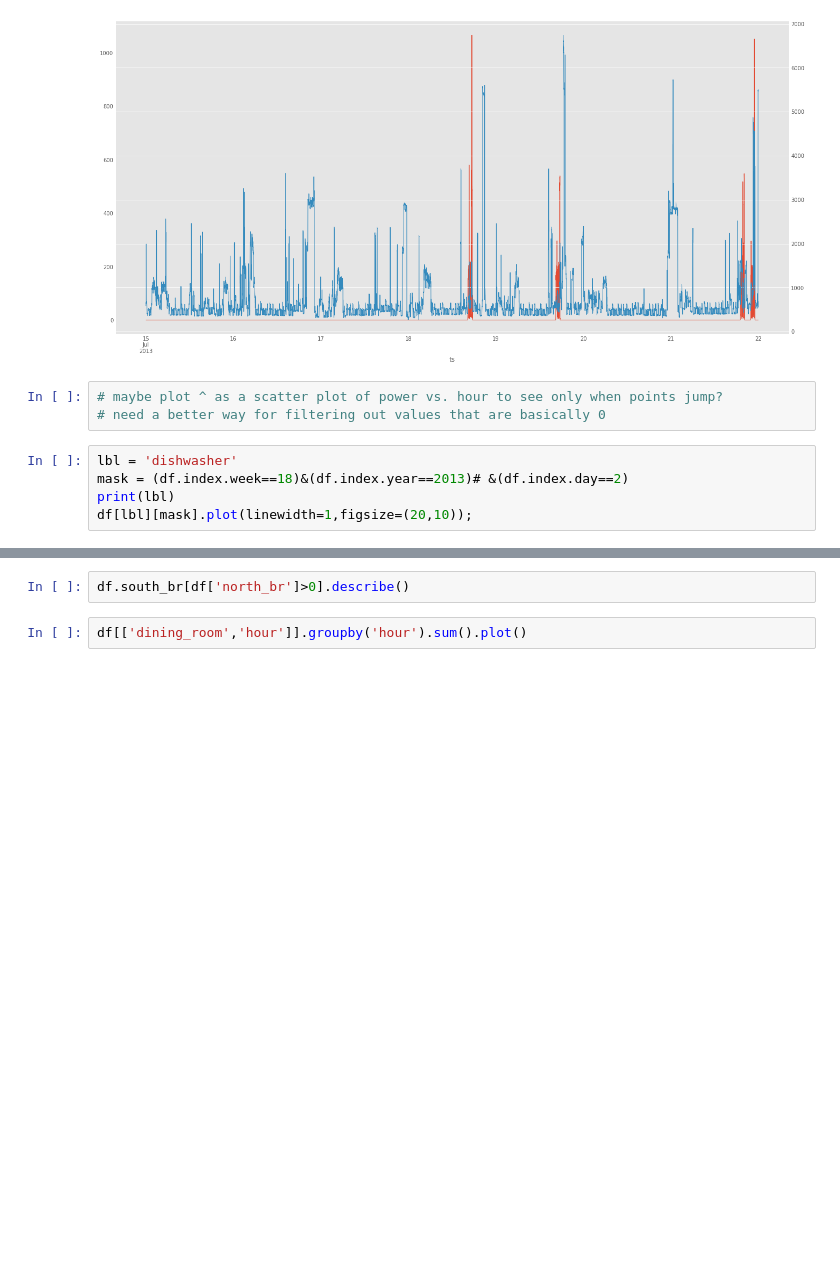
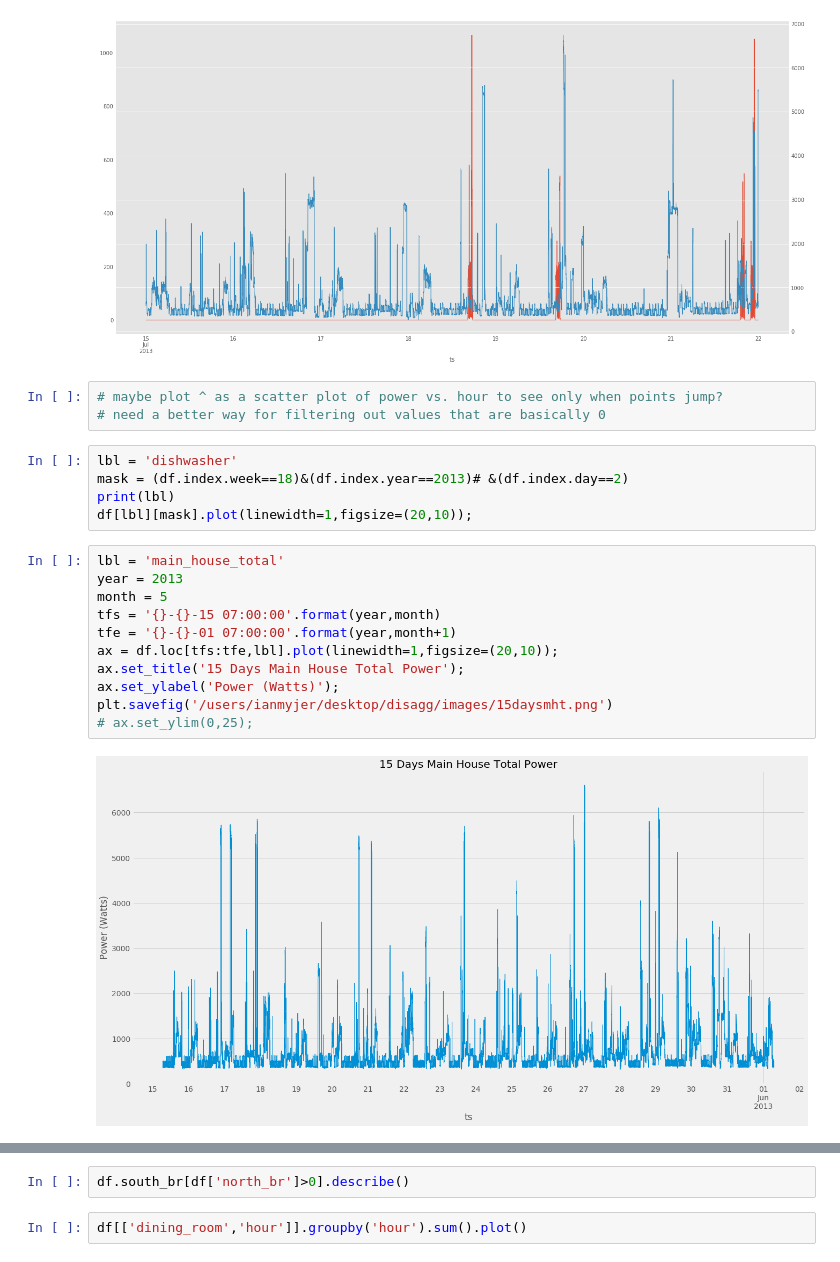
Before and after one commit to enmyj/gafp, a Jupyter notebook: elec_exploratory.ipynb, the cells around one changed output, grey strips where cells are left out. Cells and saved outputs as stored; diff of their text form; blank space fills up the shorter version.

```diff
--- a/elec_exploratory.ipynb
+++ b/elec_exploratory.ipynb
@@ -158,3 +166,16 @@ lbl = 'dishwasher'
 mask = (df.index.week==18)&(df.index.year==2013)# &(df.index.day==2)
 print(lbl)
 df[lbl][mask].plot(linewidth=1,figsize=(20,10));
+# %%
+lbl = 'main_house_total'
+year = 2013
+month = 5
+tfs = '{}-{}-15 07:00:00'.format(year,month)
+tfe = '{}-{}-01 07:00:00'.format(year,month+1)
+ax = df.loc[tfs:tfe,lbl].plot(linewidth=1,figsize=(20,10));
+ax.set_title('15 Days Main House Total Power');
+ax.set_ylabel('Power (Watts)');
+plt.savefig('/users/ianmyjer/desktop/disagg/images/15daysmht.png')
+# ax.set_ylim(0,25);
+# %% [output]
+[figure, added]
```
Also changed, not shown: parts of 12 cells of this notebook, 1 other file.
